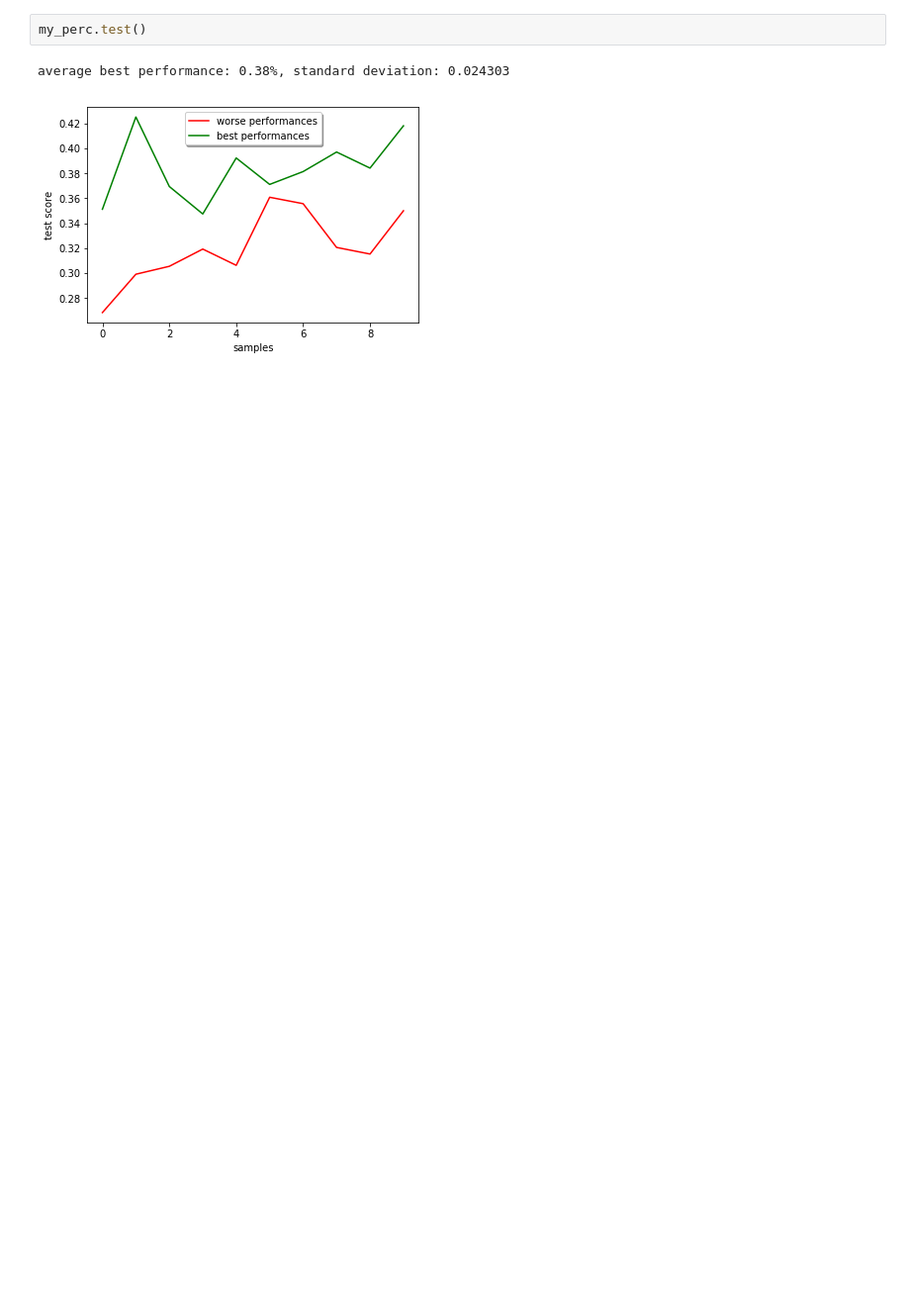
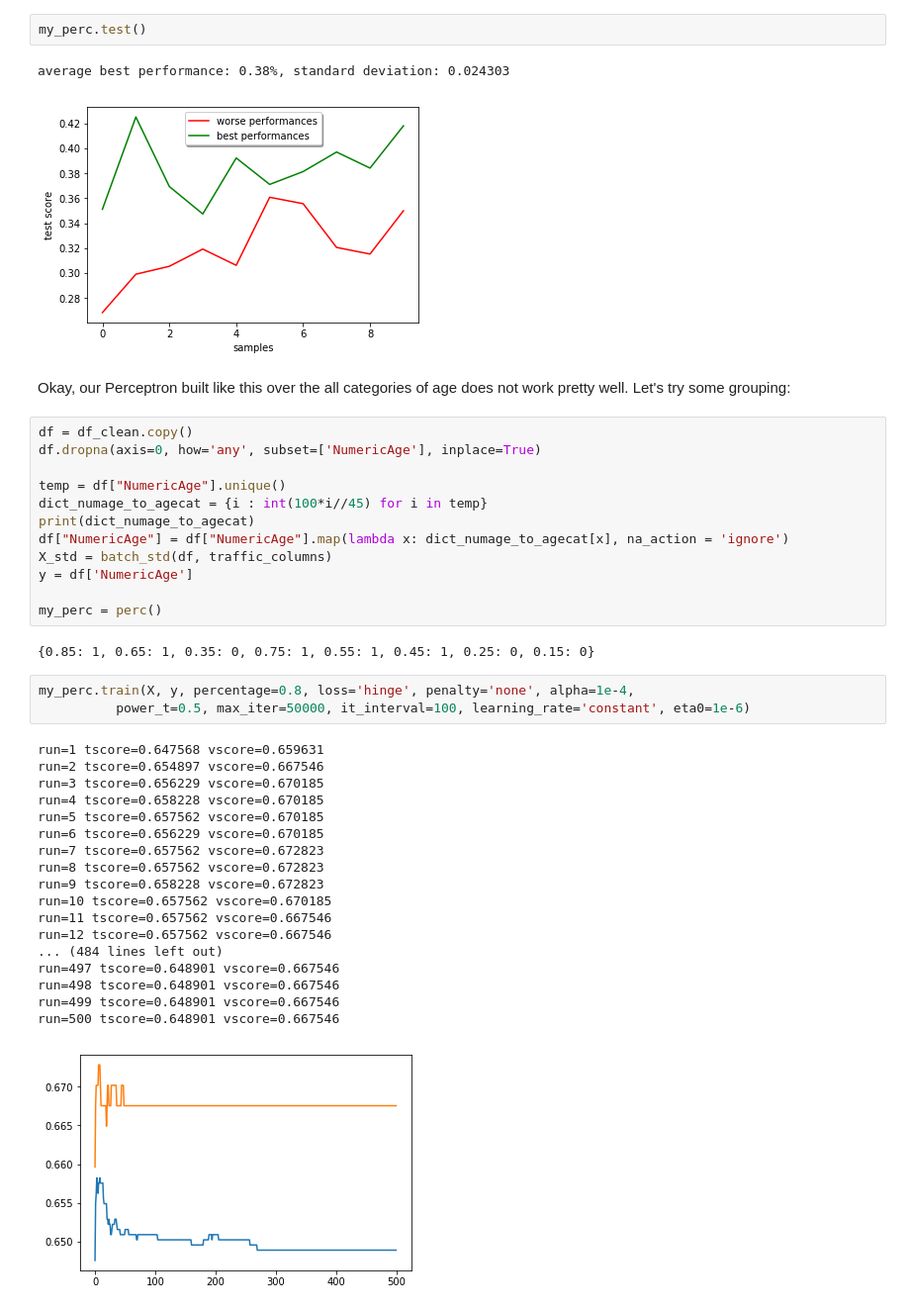
Before and after one commit to guglielmoG/MachineLearningVod, a Jupyter notebook: ML-Vod++.ipynb, the cells around one changed output. Shown at 99% size. Saved outputs shown, nothing was run; the diff lists cells and outputs as text; blank space fills up the shorter version.

Commit message:
perceptron smaller categories

```diff
--- a/ML-Vod++.ipynb
+++ b/ML-Vod++.ipynb
@@ -537,3 +582,41 @@ my_perc.test()
 # %% [output]
 average best performance: 0.38%, standard deviation: 0.024303
 [figure]
+# %% [markdown]
+Okay, our Perceptron built like this over the all categories of age does not work pretty well. Let's try some grouping:
+# %%
+df = df_clean.copy()
+df.dropna(axis=0, how='any', subset=['NumericAge'], inplace=True)
+
+temp = df["NumericAge"].unique()
+dict_numage_to_agecat = {i : int(100*i//45) for i in temp}
+print(dict_numage_to_agecat)
+df["NumericAge"] = df["NumericAge"].map(lambda x: dict_numage_to_agecat[x], na_action = 'ignore')
+X_std = batch_std(df, traffic_columns)
+y = df['NumericAge']
+
+my_perc = perc()
+# %% [output]
+{0.85: 1, 0.65: 1, 0.35: 0, 0.75: 1, 0.55: 1, 0.45: 1, 0.25: 0, 0.15: 0}
+# %%
+my_perc.train(X, y, percentage=0.8, loss='hinge', penalty='none', alpha=1e-4,
+          power_t=0.5, max_iter=50000, it_interval=100, learning_rate='constant', eta0=1e-6)
+# %% [output]
+run=1 tscore=0.647568 vscore=0.659631
+run=2 tscore=0.654897 vscore=0.667546
+run=3 tscore=0.656229 vscore=0.670185
+run=4 tscore=0.658228 vscore=0.670185
+run=5 tscore=0.657562 vscore=0.670185
+run=6 tscore=0.656229 vscore=0.670185
+run=7 tscore=0.657562 vscore=0.672823
+run=8 tscore=0.657562 vscore=0.672823
+run=9 tscore=0.658228 vscore=0.672823
+run=10 tscore=0.657562 vscore=0.670185
+run=11 tscore=0.657562 vscore=0.667546
+run=12 tscore=0.657562 vscore=0.667546
+... (484 lines left out)
+run=497 tscore=0.648901 vscore=0.667546
+run=498 tscore=0.648901 vscore=0.667546
+run=499 tscore=0.648901 vscore=0.667546
+run=500 tscore=0.648901 vscore=0.667546
+[figure, added]
```
Also changed, not shown: parts of 12 cells of this notebook.
